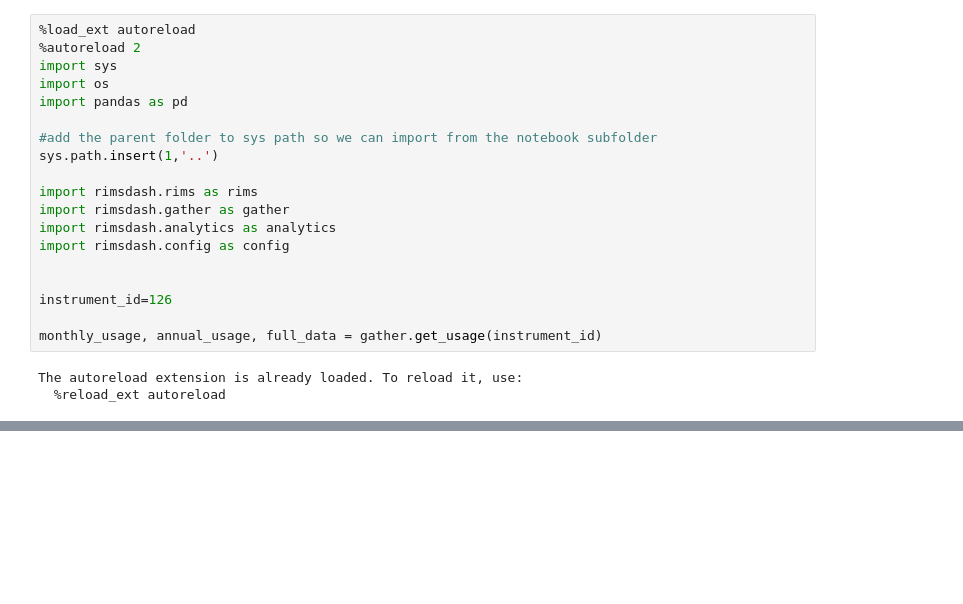
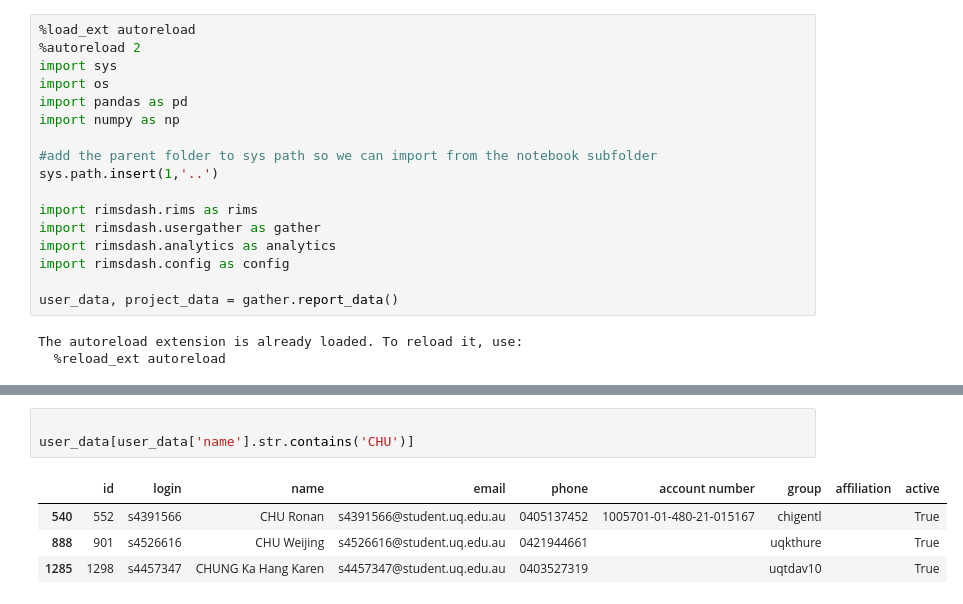
Before and after one commit to UQ-RCC/rims-dashboard, a Jupyter notebook: notebooks/explore.ipynb, the cells around one changed output, grey strips where cells are left out. Cells and saved outputs as stored; diff of their text form; blank space fills up the shorter version.

Commit message:
building OHS app backend. reading users, projects, rights from rims

```diff
--- a/notebooks/explore.ipynb
+++ b/notebooks/explore.ipynb
@@ -4,19 +4,17 @@
 import sys
 import os
 import pandas as pd
+import numpy as np
 
 #add the parent folder to sys path so we can import from the notebook subfolder
 sys.path.insert(1,'..')
 
 import rimsdash.rims as rims
-import rimsdash.gather as gather
+import rimsdash.usergather as gather
 import rimsdash.analytics as analytics
 import rimsdash.config as config
 
-
-instrument_id=126
-
-monthly_usage, annual_usage, full_data = gather.get_usage(instrument_id)
+user_data, project_data = gather.report_data()
 # %% [output]
 The autoreload extension is already loaded. To reload it, use:
   %reload_ext autoreload
@@ -76,0 +122,8 @@ print(pyiname_list)
+# %%
+
+user_data[user_data['name'].str.contains('CHU')]
+# %% [output]
+|  | id | login | name | email | phone | account number | group | affiliation | active |
+| 540 | 552 | s4391566 | CHU Ronan | s4391566@student.uq.edu.au | 0405137452 | 1005701-01-480-21-015167 | chigentl |  | True |
+| 888 | 901 | s4526616 | CHU Weijing | s4526616@student.uq.edu.au | 0421944661 |  | uqkthure |  | True |
+| 1285 | 1298 | s4457347 | CHUNG Ka Hang Karen | s4457347@student.uq.edu.au | 0403527319 |  | uqtdav10 |  | True |
```
Also changed, not shown: parts of 11 cells of this notebook, 7 other files.
